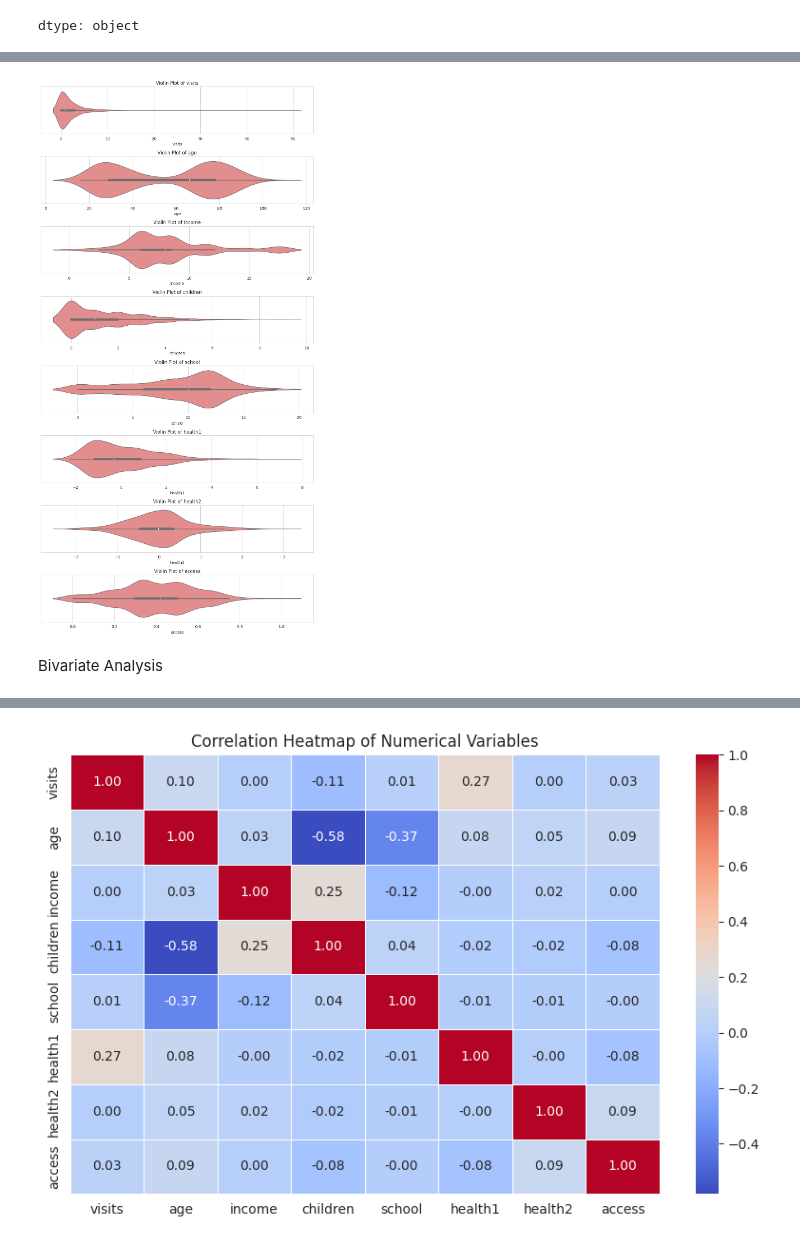
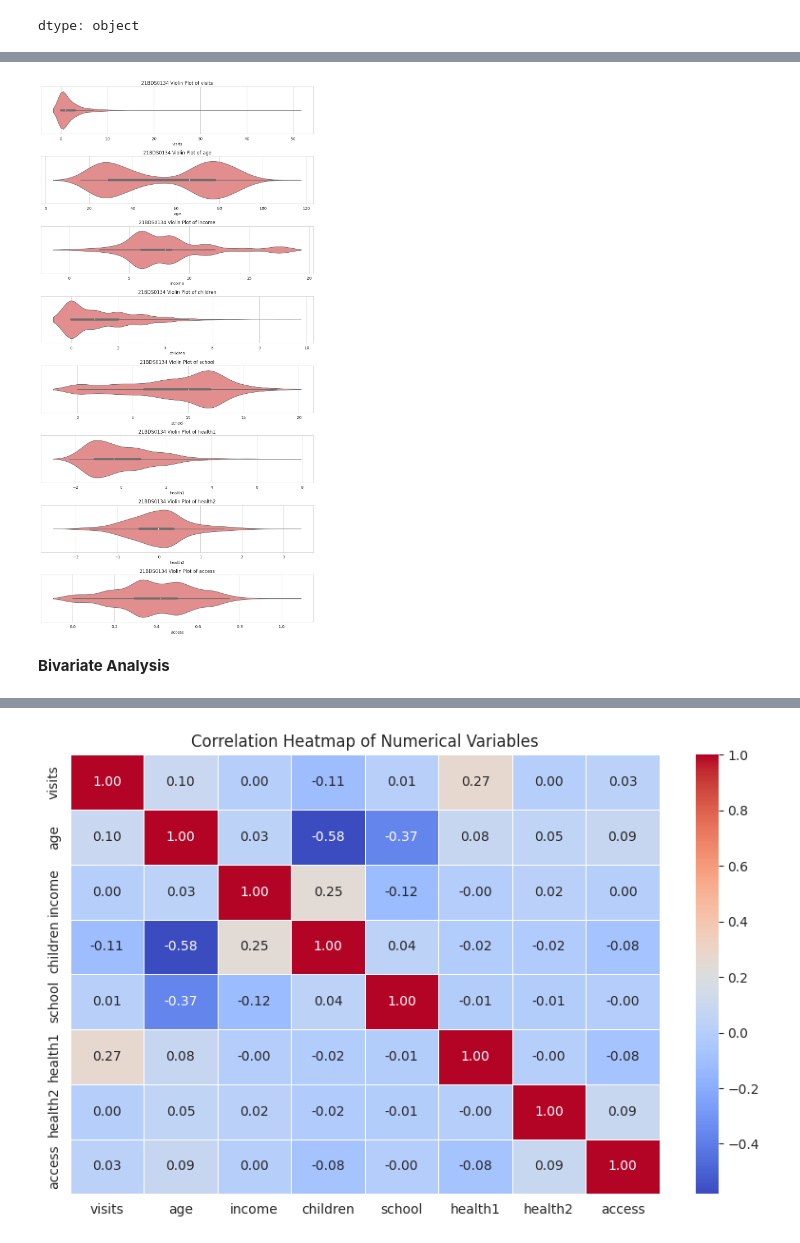
Before and after one commit to 0808003/21BDS0134, a Jupyter notebook: 21BDS0134.ipynb, the cells around one changed output, grey strips where cells are left out. Drawn from its saved outputs; the diff is of its cells as text; code cells hidden in the pictures.

```diff
--- a/21BDS0134.ipynb
+++ b/21BDS0134.ipynb
@@ -137,7 +147,7 @@ fig, axes = plt.subplots(len(num_cols), 1, figsize=(10, 20))
 
 for i, col in enumerate(num_cols):
   sns.histplot(Data[col], bins=30, kde=True, ax=axes[i])
-  axes[i].set_title(f'Distribution of {col}')
+  axes[i].set_title(f'21BDS0134 Distribution of {col}')
 
 plt.tight_layout()
 plt.show()
@@ -151,7 +163,7 @@ fig, axes = plt.subplots(len(num_cols), 1, figsize=(10, 20))
 
 for i, col in enumerate(num_cols):
   sns.boxplot(x=Data[col], ax=axes[i], color="skyblue")
-  axes[i].set_title(f'Box Plot of {col}')
+  axes[i].set_title(f'21BDS0134 Box Plot of {col}')
 
 plt.tight_layout()
 plt.show()
@@ -160,16 +174,16 @@ plt.show()
 # %%
 fig, axes = plt.subplots(len(num_cols), 1, figsize=(10, 20))
 
 for i, col in enumerate(num_cols):
   sns.violinplot(x=Data[col], ax=axes[i], color="lightcoral")
-  axes[i].set_title(f'Violin Plot of {col}')
+  axes[i].set_title(f'21BDS0134 Violin Plot of {col}')
 
 plt.tight_layout()
 plt.show()
 # %% [output]
-[figure, old version]
+[figure, new version]
-# %% [markdown]
-Bivariate Analysis
+# %% [markdown]
+**Bivariate Analysis**
 # %%
 sns.set_style("whitegrid")
 num_cols = ['visits', 'age', 'income', 'children', 'school', 'health1', 'health2', 'access']
```
Also changed, not shown: parts of 71 cells of this notebook.
